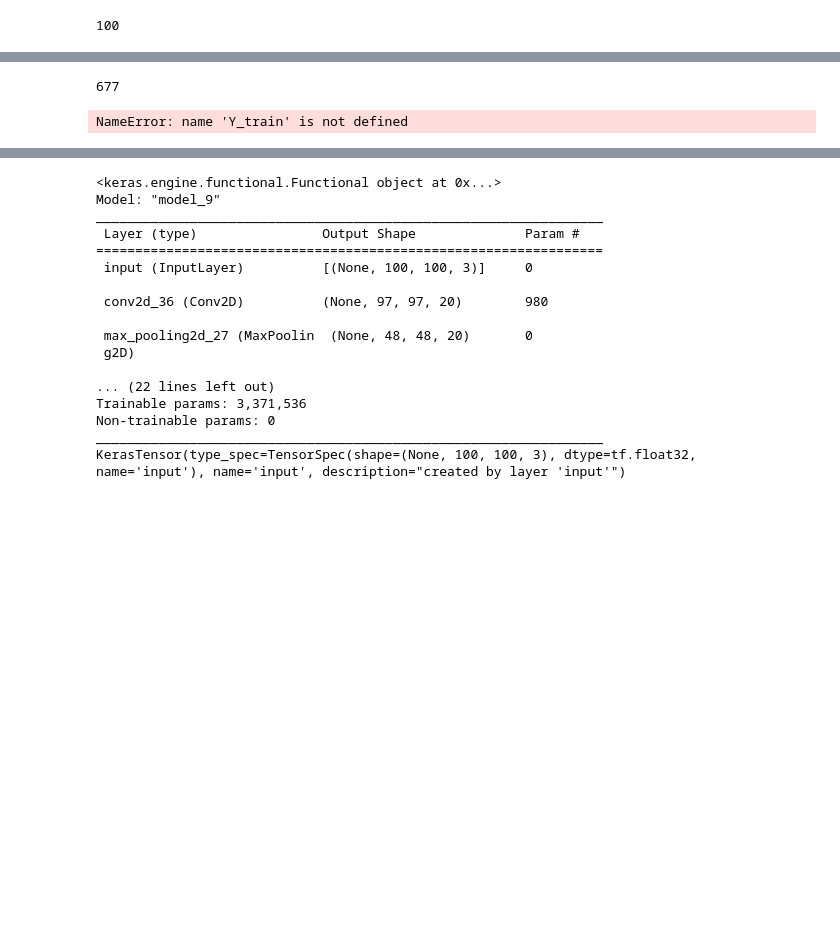
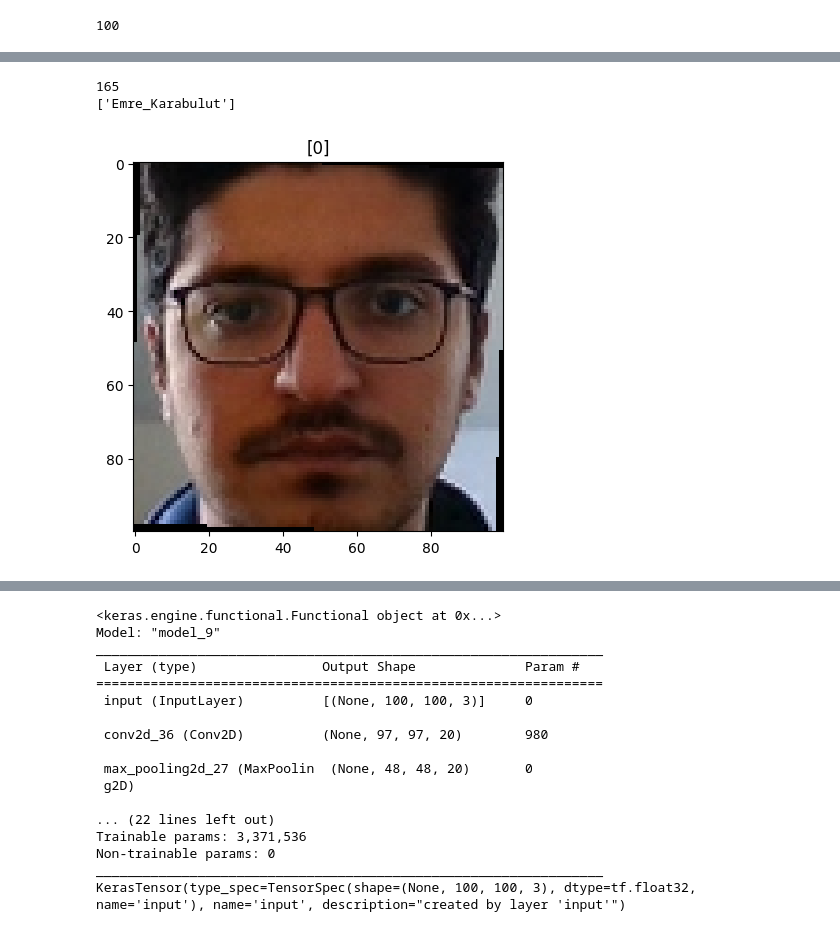
Before and after one commit to EmreKARABLT/chatBot, a Jupyter notebook: ImageProcessing/CNN/cnn_last_version.ipynb, the cells around one changed output, grey strips where cells are left out. Cells and saved outputs as stored; diff of their text form; code cells hidden in the pictures; blank space fills up the shorter version.

```diff
--- a/ImageProcessing/CNN/cnn_last_version.ipynb
+++ b/ImageProcessing/CNN/cnn_last_version.ipynb
@@ -153,18 +154,19 @@ ValueError: y has 0 samples: []
 # %%
-i = 677
+i = 165
 print(i)
 plt.title((Y_train[i]))
 plt.imshow(X_train[i] , cmap="gray")
 print(np.unique(Y_filtered))
 #
 # print("Data Created !!")
 # print(type(X_train))
 # print("Length of training set " , len(X_train) , len(Y_train))
 # print("Length of validation set ",len(X_val), len(Y_val))
 # print("Length of testing set ",len(X_test), len(Y_test))
 # %% [output]
-677
+165
+['Emre_Karabulut']
-NameError: name 'Y_train' is not defined
+[figure, added]
 # %%
 
 input_image = Input(shape=(img_size[0],img_size[1], 3) , name='input')
```
Also changed, not shown: parts of 4 cells of this notebook, 1 other file.
